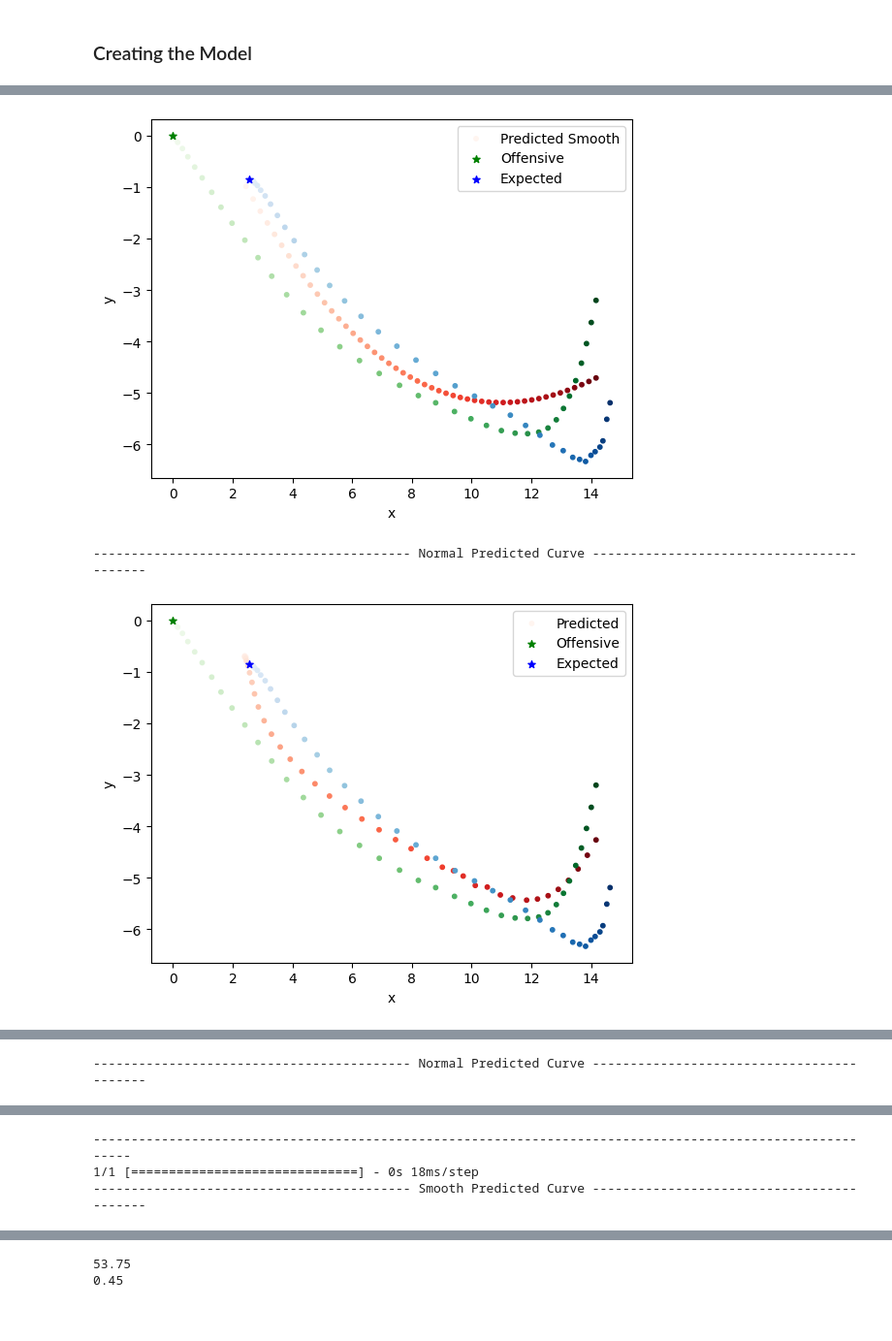
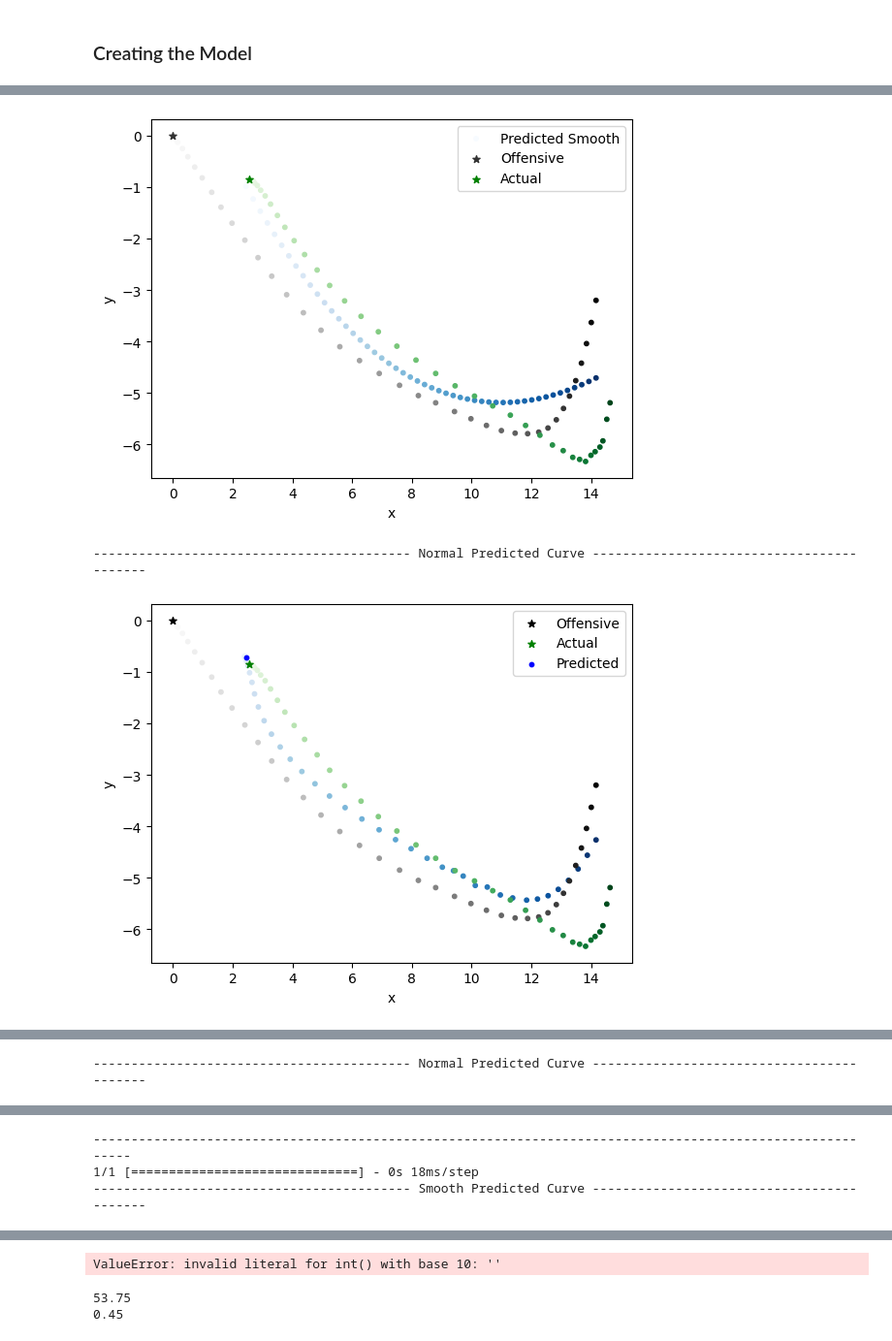
Before and after one commit to alejooescobar/NFL-Trajectory-Prediction, a Jupyter notebook: Notebooks/lstm_related/LSTMModel.ipynb, the cells around one changed output, grey strips where cells are left out. Shown: that part at 97% size. Saved outputs shown, nothing was run; the diff lists cells and outputs as text; code cells hidden in the pictures.

```diff
--- a/Notebooks/lstm_related/LSTMModel.ipynb
+++ b/Notebooks/lstm_related/LSTMModel.ipynb
@@ -24,7 +24,7 @@ Requirement already satisfied: pycparser in c:\users\alejo\appdata\local\package
 # %%
 import numpy as np
 
-o_player_sequences, d_player_sequences = np.load("../data/trajectoriesfull.npy",allow_pickle=True)
+o_player_sequences, d_player_sequences = np.load("../data/trajectories.npy",allow_pickle=True)
 # %% [markdown]
 ### Padding Model Input Array
 
@@ -139,7 +139,7 @@ Loss on test dataset:  0.36845365166664124
 # %%
 model.save('../models/LSTMModel2LayerFull.h5')
 # %%
-model = tf.keras.models.load_model('./LSTMModel2LayerFull.h5')
+model = tf.keras.models.load_model('../models/LSTMModel2LayerFull.h5')
 # %%
 import matplotlib.pyplot as plt
 
@@ -206,14 +206,14 @@ while input_index!=-1:
     print("------------------------------------------ Smooth Predicted Curve ------------------------------------------")
 
     #plt.scatter(predicted_sequence_x,predicted_sequence_y,c=predicted_c,s=10,cmap="Reds")
-    plt.scatter(x_new,y_new,label="Predicted Smooth",c=predicted_smooth_c,s=10,cmap='Reds')
-    plt.scatter(offensive_sequence_x,offensive_sequence_y,c=offensive_c,s=10,cmap="Greens")
-    plt.scatter(expected_sequence_x,expected_sequence_y,c=expected_c,s=10,cmap="Blues")
+    plt.scatter(x_new,y_new,label="Predicted Smooth",c=predicted_smooth_c,s=10,cmap='Blues')
+    plt.scatter(offensive_sequence_x,offensive_sequence_y,c=offensive_c,s=10,cmap="Greys")
+    plt.scatter(expected_sequence_x,expected_sequence_y,c=expected_c,s=10,cmap="Greens")
 
     #plt.scatter(x_new[0],y_new[0],color="",s=30,marker='*')
 
-    plt.scatter(offensive_sequence_x[0],offensive_sequence_y[0],color="g",s=30,marker='*',label="Offensive")
-    plt.scatter(expected_sequence_x[0],expected_sequence_y[0],color="b",s=30,marker='*',label="Expected")
+    plt.scatter(offensive_sequence_x[0],offensive_sequence_y[0],color="#333333",s=30,marker='*',label="Offensive")
+    plt.scatter(expected_sequence_x[0],expected_sequence_y[0],color="g",s=30,marker='*',label="Actual")
 
     #plt.ylim([-15, 15])
     #plt.xlim([-15, 15])
@@ -224,14 +224,15 @@ while input_index!=-1:
 
     print("\n\n------------------------------------------ Normal Predicted Curve ------------------------------------------")
 
-    plt.scatter(predicted_sequence_x,predicted_sequence_y,label="Predicted",c=predicted_c,s=10,cmap='Reds')
-    plt.scatter(offensive_sequence_x,offensive_sequence_y,c=offensive_c,s=10,cmap="Greens")
-    plt.scatter(expected_sequence_x,expected_sequence_y,c=expected_c,s=10,cmap="Blues")
+    plt.scatter(predicted_sequence_x,predicted_sequence_y,c=predicted_c,s=10,cmap='Blues')
+    plt.scatter(offensive_sequence_x,offensive_sequence_y,c=offensive_c,s=10,cmap="Greys")
+    plt.scatter(expected_sequence_x,expected_sequence_y,c=expected_c,s=10,cmap="Greens")
 
     #plt.scatter(x_new[0],y_new[0],color="",s=30,marker='*')
 
-    plt.scatter(offensive_sequence_x[0],offensive_sequence_y[0],color="g",s=30,marker='*',label="Offensive")
-    plt.scatter(expected_sequence_x[0],expected_sequence_y[0],color="b",s=30,marker='*',label="Expected")
+    plt.scatter(offensive_sequence_x[0],offensive_sequence_y[0],color="0",s=30,marker='*',label="Offensive")
+    plt.scatter(expected_sequence_x[0],expected_sequence_y[0],color="g",s=30,marker='*',label="Actual")
+    plt.scatter(predicted_sequence_x[0],predicted_sequence_y[0],color="b",s=10,label="Predicted")
 
     #plt.ylim([-15, 15])
     #plt.xlim([-15, 15])
@@ -245,5 +246,5 @@ while input_index!=-1:
 ------------------------------------------ Smooth Predicted Curve ------------------------------------------
-[figure, old version]
+[figure, new version]
 ------------------------------------------ Normal Predicted Curve ------------------------------------------
-[figure, old version]
+[figure, new version]
 ----------------------------------------------------------------------------------------------------------
@@ -262,3 +263,4 @@ while input_index!=-1:
+ValueError: invalid literal for int() with base 10: ''
 # %%
 print(padded_o_seq[20][10][8])
 print(padded_o_seq[20][10][9])
```
Also changed, not shown: parts of 3 cells of this notebook, 3 other files.
